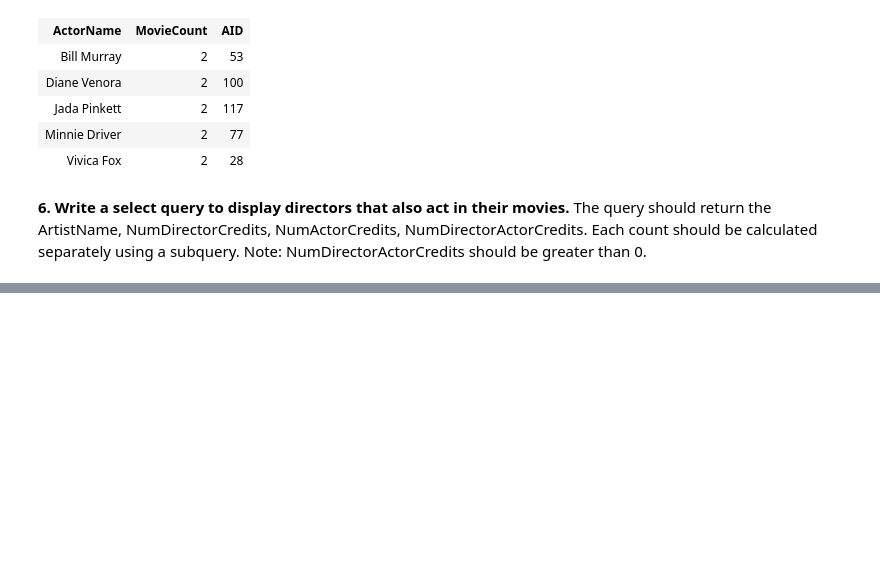
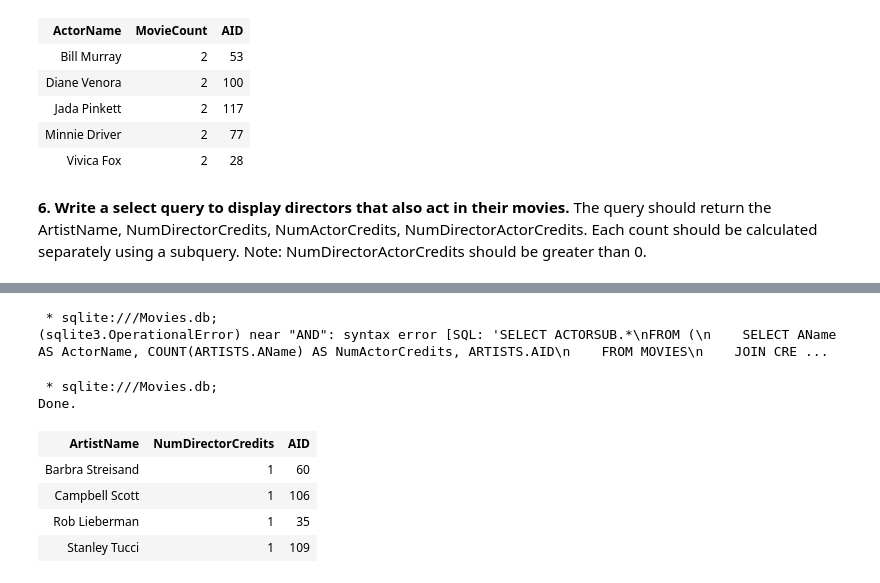
Before and after one commit to fairfield-university-ba-510-spring2019/movies-tonight-saracadrain, a Jupyter notebook: Part4.ipynb, the cells around one changed output, grey strips where cells are left out. Cells and saved outputs as stored; diff of their text form; code cells hidden in the pictures; blank space fills up the shorter version.

Commit message:
Continuation of Part 4 almost done

```diff
--- a/Part4.ipynb
+++ b/Part4.ipynb
@@ -188,3 +186,52 @@ WHERE  column_name OPERATOR
    (SELECT column_name [, column_name ]
    FROM table1 [, table2 ]
    [WHERE])**
+# %%
+%%sql
+SELECT ACTORSUB.*
+FROM (
+    SELECT AName AS ActorName, COUNT(ARTISTS.AName) AS NumActorCredits, ARTISTS.AID
+    FROM MOVIES
+    JOIN CREDITS ON MOVIES.MID = CREDITS.MID
+    JOIN ARTISTS ON CREDITS.AID = ARTISTS.AID
+    WHERE CCode = "A"
+    GROUP BY ARTISTS.AName
+    ORDER BY COUNT (ARTISTS.AName)
+        ) ACTORSUB AND
+SELECT DIRECTORSUB.*
+FROM (
+    SELECT AName AS ActorName, COUNT(ARTISTS.AName) AS NumDirectorCredits, ARTISTS.AID
+    FROM MOVIES
+    JOIN CREDITS ON MOVIES.MID = CREDITS.MID
+    JOIN ARTISTS ON CREDITS.AID = ARTISTS.AID
+    WHERE CCode = "D"
+    GROUP BY ARTISTS.AName
+    ORDER BY COUNT (ARTISTS.AName)
+        ) DIRECTORSUB
+;
+# %% [output]
+ * sqlite:///Movies.db;
+(sqlite3.OperationalError) near "AND": syntax error [SQL: 'SELECT ACTORSUB.*\nFROM (\n    SELECT AName AS ActorName, COUNT(ARTISTS.AName) AS NumActorCredits, ARTISTS.AID\n    FROM MOVIES\n    JOIN CRE ...
+# %%
+%%sql
+SELECT AName AS ArtistName, COUNT(ARTISTS.AName) AS NumDirectorCredits, ARTISTS.AID
+FROM MOVIES
+JOIN CREDITS ON MOVIES.MID = CREDITS.MID
+JOIN ARTISTS ON CREDITS.AID = ARTISTS.AID
+WHERE CCode = "D"
+GROUP BY ARTISTS.AName
+INTERSECT SELECT AName AS ArtistName, COUNT(ARTISTS.AName) AS NumActorCredits, ARTISTS.AID
+FROM MOVIES
+JOIN CREDITS ON MOVIES.MID = CREDITS.MID
+JOIN ARTISTS ON CREDITS.AID = ARTISTS.AID
+WHERE CCode = "A"
+GROUP BY ARTISTS.AName
+ORDER BY COUNT (ARTISTS.AName);
+# %% [output]
+ * sqlite:///Movies.db;
+Done.
+| ArtistName | NumDirectorCredits | AID |
+| Barbra Streisand | 1 | 60 |
+| Campbell Scott | 1 | 106 |
+| Rob Lieberman | 1 | 35 |
+| Stanley Tucci | 1 | 109 |
```
Also changed, not shown: parts of 3 cells of this notebook.
